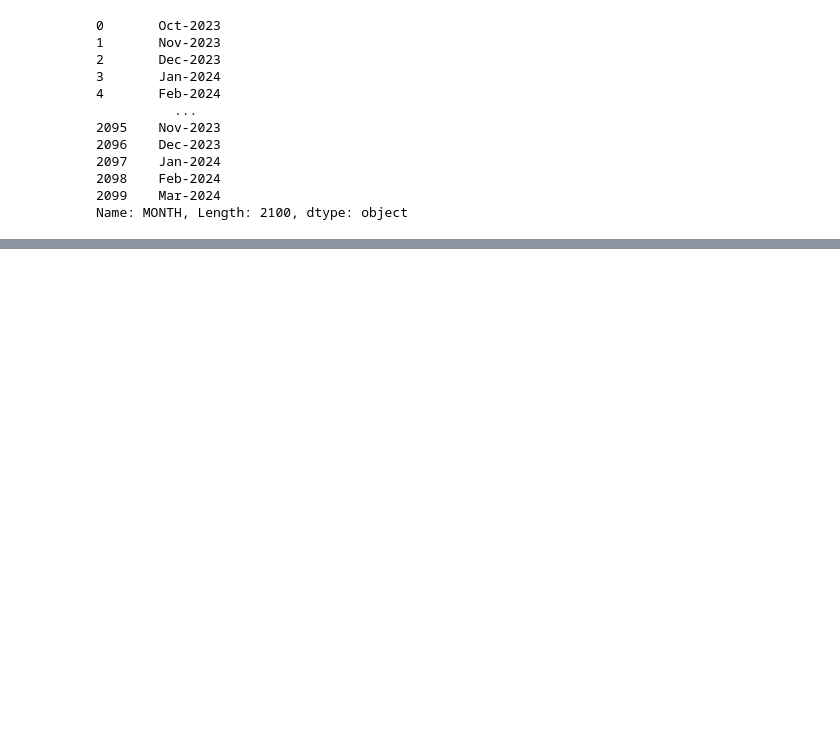
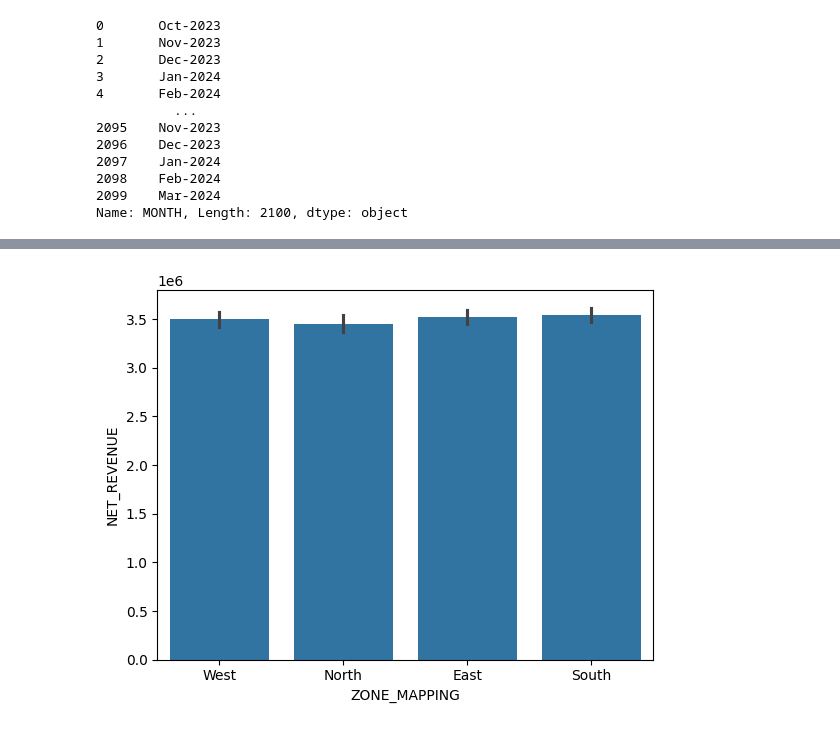
Before and after one commit to Rudra-G-23/cloud-kitchen-dashboard, a Jupyter notebook: kitchen-analysis.ipynb, the cells around one changed output, grey strips where cells are left out. Saved outputs shown, nothing was run; the diff lists cells and outputs as text; code cells hidden in the pictures; blank space fills up the shorter version.

```diff
--- a/kitchen-analysis.ipynb
+++ b/kitchen-analysis.ipynb
@@ -65,0 +102,10 @@ print(df.head(3))
+# %%
+sns.barplot(
+    df,
+    x=df['ZONE_MAPPING'],
+    y=df['NET_REVENUE']
+)
+
+plt.show()
+# %% [output]
+[figure, added]
```
Also changed, not shown: parts of 16 cells of this notebook, 1 other file.
